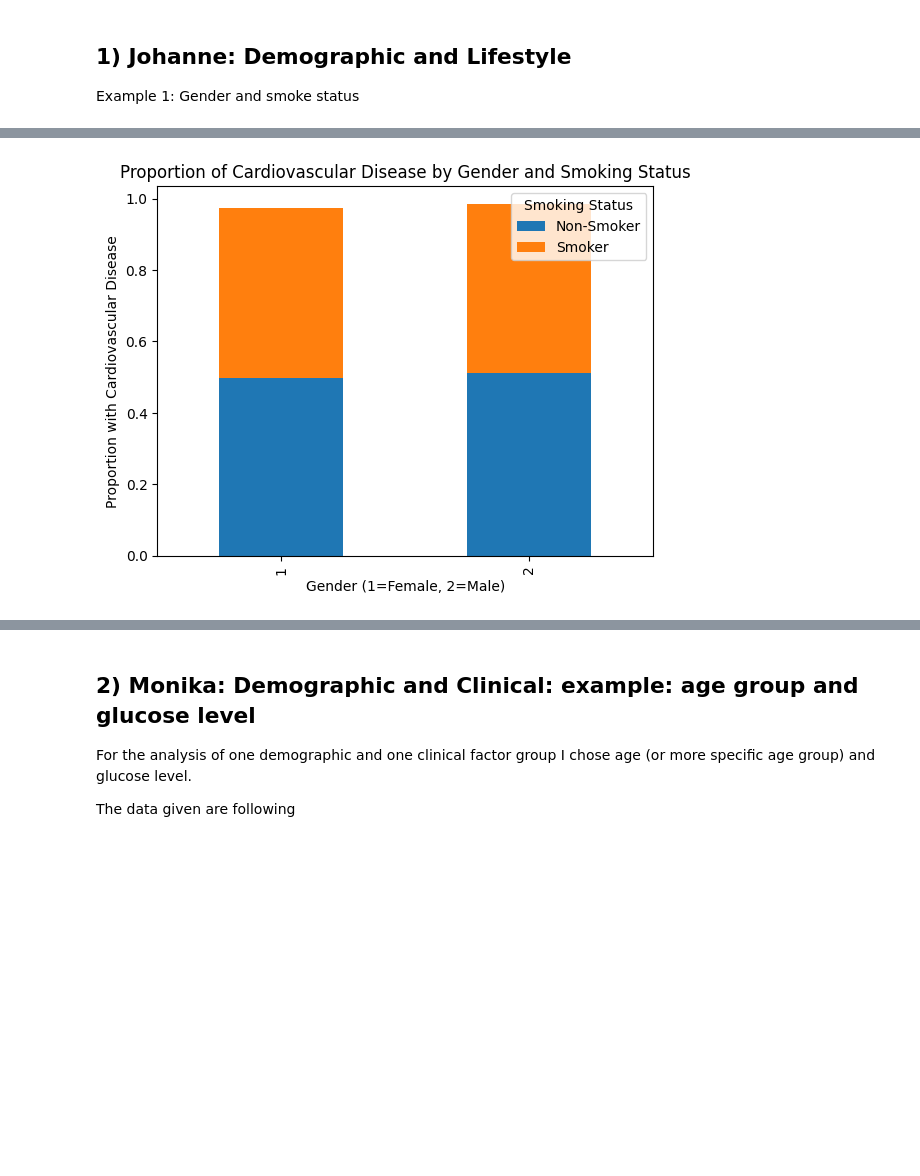
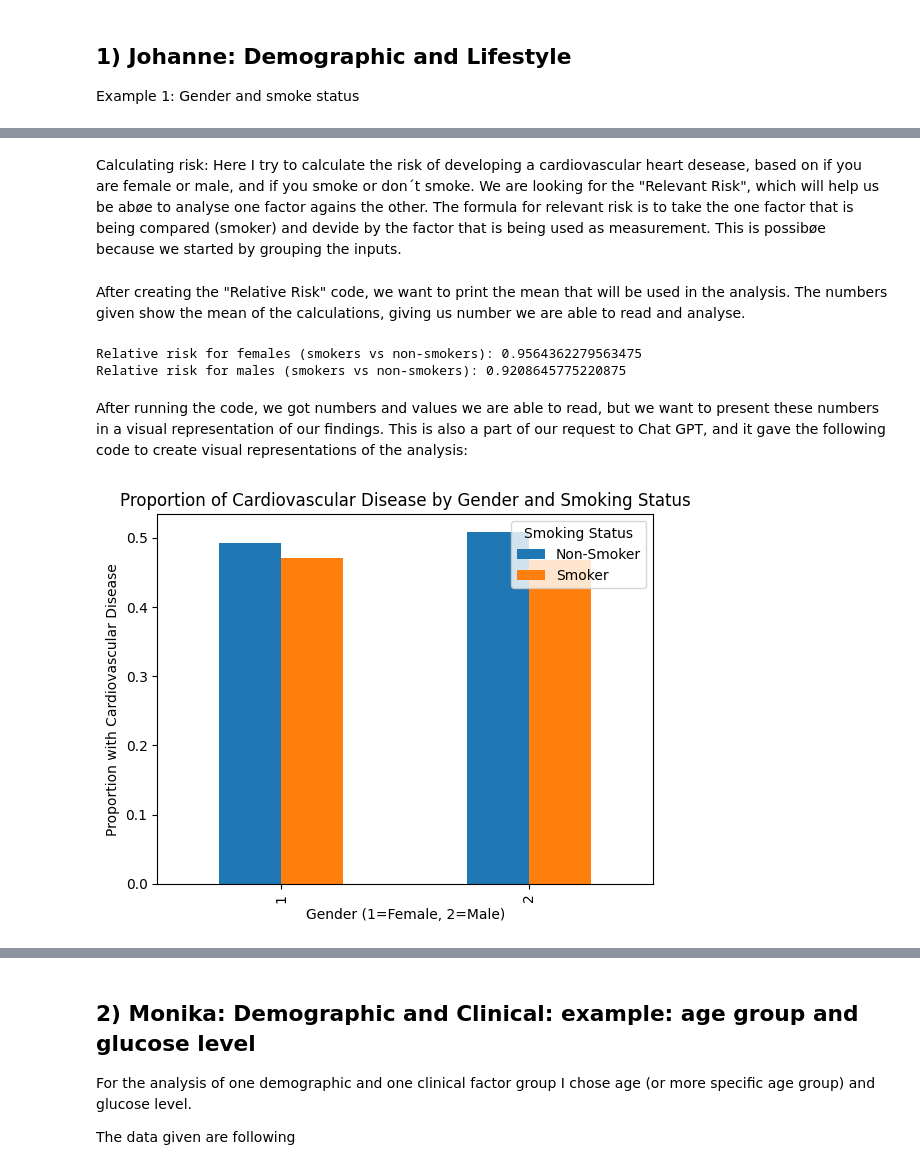
Before and after one commit to monikabuss/ISYS5002-2024-semester2, a Jupyter notebook: Code_Development_Colab.ipynb, the cells around one changed output, grey strips where cells are left out. Saved outputs shown, nothing was run; the diff lists cells and outputs as text; code cells hidden in the pictures; blank space fills up the shorter version.

```diff
--- a/Code_Development_Colab.ipynb
+++ b/Code_Development_Colab.ipynb
@@ -469,7 +466,7 @@ The maximum value as mentioned earlier is 370 in athletes.
 # %%
 # Defining range for systolic blood pressure
 sys_min_value = 59   # systolic min value
-sys_max_value = 370  # systolic max value
+sys_max_value = 250  # systolic max value
 
 # Filter the DataFrame to keep only rows where 'ap_hi' is within the range
 med_ex_df = med_ex_df[(med_ex_df['ap_hi'] > sys_min_value) & (med_ex_df['ap_hi'] < sys_max_value)]
@@ -496,7 +488,7 @@ Now we do the same with the diastolic blood pressure, filtering according to the
 # %%
 #defining range for diastolic blood pressure
 dia_min_value = 39   # diastolic min value
-dia_max_value = 360  # diastolic max value
+dia_max_value = 160  # diastolic max value
 
 # Filter the DataFrame to keep only rows where 'ap_lo' is within the range
 med_ex_df = med_ex_df[(med_ex_df['ap_lo'] > dia_min_value) & (med_ex_df['ap_lo'] < dia_max_value)]
@@ -659,3 +614,17 @@ med_ex_df.head(10)
 | 7 | 12 | 22584 | 2 | 130 | 90 | 3 | 3 | 0 | 0 | 1 | 1 | ... |
 | 8 | 13 | 17668 | 1 | 110 | 70 | 1 | 1 | 0 | 0 | 1 | 0 | ... |
 | 9 | 14 | 19834 | 1 | 110 | 60 | 1 | 1 | 0 | 0 | 0 | 0 | ... |
+# %%
+for index, row in med_ex_df.iterrows():
+    if row['ap_hi'] < 90 and row['ap_lo'] < 60:
+        med_ex_df.at[index, 'blood_pressure_category'] = 'Low'
+    elif 90 <= row['ap_hi'] < 120 and 60 <= row['ap_lo'] < 80:
+        med_ex_df.at[index, 'blood_pressure_category'] = 'Normal'
+    elif 120 <= row['ap_hi'] < 130 and row['ap_lo'] < 80:
+        med_ex_df.at[index, 'blood_pressure_category'] = 'Elevated'
+    elif 130 <= row['ap_hi'] < 140 and 80 <= row['ap_lo'] < 90:  # Changed to 'and'
+        med_ex_df.at[index, 'blood_pressure_category'] = 'High blood pressure stage 1'
+    elif 140 <= row['ap_hi'] < 180 and 90 <= row['ap_lo'] < 120:  # Changed to 'and'
+        med_ex_df.at[index, 'blood_pressure_category'] = 'High blood pressure stage 2'
+    elif row['ap_hi'] >= 180 or row['ap_lo'] >= 120:
+        med_ex_df.at[index, 'blood_pressure_category'] = 'Hypertensive crisis'
@@ -815,22 +785,0 @@ Something went wrong here because the max for "stage 1" is 200 for ap_hi and 190
-# %%
-#from gen ai usage -1
-#convert the blood pressure value into categories for better comprehension in the analysis
-
-for index, row in med_ex_df.iterrows():
-    if row['ap_hi'] < 90 and row['ap_lo'] < 60:
-        med_ex_df.at[index, 'blood_pressure_category'] = 'Low'
-    elif 90 <= row['ap_hi'] < 120 and 60 <= row['ap_lo'] < 80:
-        med_ex_df.at[index, 'blood_pressure_category'] = 'Normal'
-    elif 120 <= row['ap_hi'] < 130 and row['ap_lo'] < 80:
-        med_ex_df.at[index, 'blood_pressure_category'] = 'Elevated'
-    elif (130 <= row['ap_hi'] < 140):
-        med_ex_df.at[index, 'blood_pressure_category'] = 'High blood pressure stage 1'
-    elif (80 <= row['ap_lo'] < 90):
-       med_ex_df.at[index, 'blood_pressure_category'] = 'High blood pressure stage 1'
-    elif (140 <= row['ap_hi'] < 180) or (90 <= row['ap_lo'] < 120):
-        med_ex_df.at[index, 'blood_pressure_category'] = 'High blood pressure stage 2'
-    elif row['ap_hi'] >= 180 or row['ap_lo'] >= 120:
-        med_ex_df.at[index, 'blood_pressure_category'] = 'Hypertensive crisis'
-
-#display the first 10 rows to check
-med_ex_df.head(10)
@@ -941,0 +909,2 @@ Relative risk for males (smokers vs non-smokers): 0.9223602028972753
+# %% [markdown]
+Calculating risk: Here I try to calculate the risk of developing a cardiovascular heart desease, based on if you are female or male, and if you smoke or don´t smoke. We are looking for the "Relevant Risk", which will help us be abøe to analyse one factor agains the other. The formula for relevant risk is to take the one factor that is being compared (smoker) and devide by the factor that is being used as measurement. This is possibøe because we started by grouping the inputs.
@@ -942,20 +915,31 @@ Relative risk for males (smokers vs non-smokers): 0.9223602028972753
+# %% [markdown]
+After creating the "Relative Risk" code, we want to print the mean that will be used in the analysis. The numbers given show the mean of the calculations, giving us number we are able to read and analyse.
+# %%
+# Print the relative risks
+print(f'Relative risk for females (smokers vs non-smokers): {rr_female}')
+print(f'Relative risk for males (smokers vs non-smokers): {rr_male}')
+# %% [output]
+Relative risk for females (smokers vs non-smokers): 0.9564362279563475
+Relative risk for males (smokers vs non-smokers): 0.9208645775220875
+# %% [markdown]
+After running the code, we got numbers and values we are able to read, but we want to present these numbers in a visual representation of our findings. This is also a part of our request to Chat GPT, and it gave the following code to create visual representations of the analysis:
 # %%
 # Get the proportion of cardiovascular disease by gender and smoking status
 gender_smoke = med_ex_df.groupby(['gender', 'smoke'])['cardio'].mean()
 
 # Create a DataFrame for visualization
 gender_smoke_df = gender_smoke.unstack()
 
 # Plot a stacked bar chart
-gender_smoke_df.plot(kind='bar', stacked=True)
+gender_smoke_df.plot(kind='bar', stacked=False)
 
 # Add labels and title
 plt.title('Proportion of Cardiovascular Disease by Gender and Smoking Status')
 plt.xlabel('Gender (1=Female, 2=Male)')
 plt.ylabel('Proportion with Cardiovascular Disease')
 plt.legend(['Non-Smoker', 'Smoker'], title='Smoking Status')
 
 # Show the plot
 plt.show()
 # %% [output]
-[figure, old version]
+[figure, new version]
```
Also changed, not shown: parts of 71 cells of this notebook.
